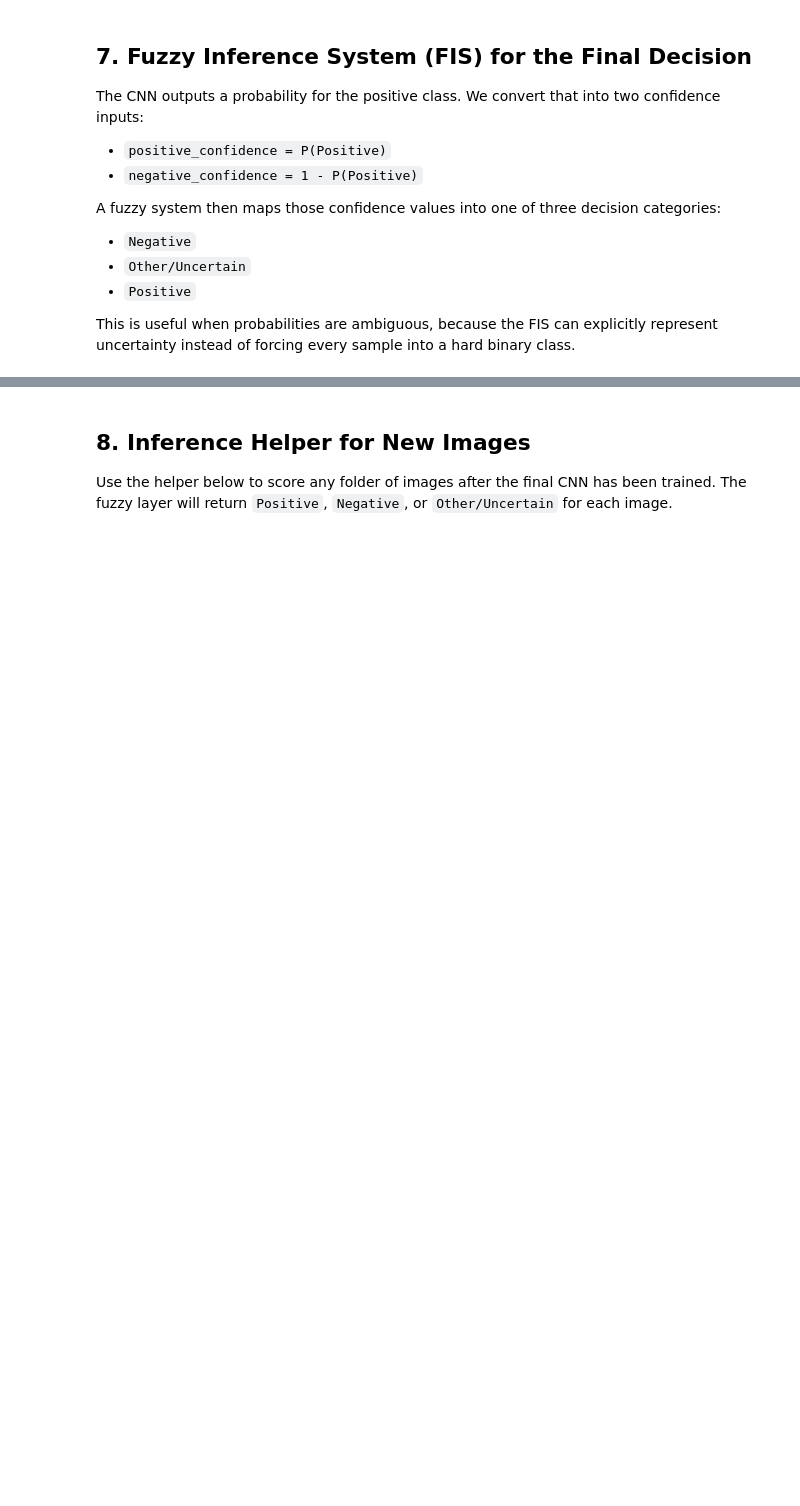
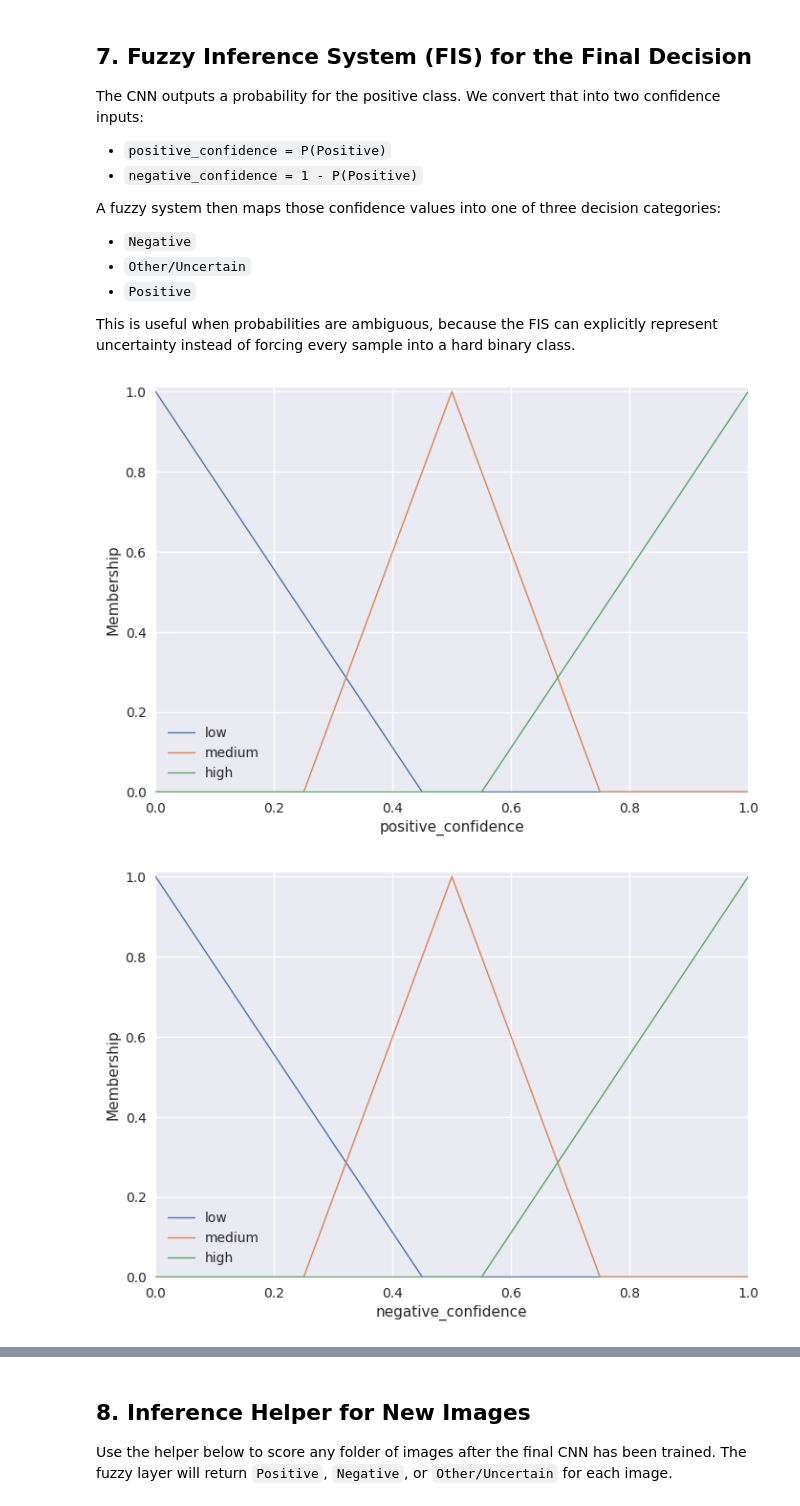
Before and after one commit to WILSON230024/soft-computing-final, a Jupyter notebook: notebook/main.ipynb, the cells around one changed output, grey strips where cells are left out. Cells and saved outputs as stored; diff of their text form; code cells hidden in the pictures; blank space fills up the shorter version.

```diff
--- a/notebook/main.ipynb
+++ b/notebook/main.ipynb
@@ -540,30 +732,46 @@ def build_fuzzy_system() -> ctrl.ControlSystemSimulation:
         ctrl.Rule(positive_confidence["medium"] & negative_confidence["medium"], final_decision["uncertain"]),
         ctrl.Rule(positive_confidence["high"] & negative_confidence["high"], final_decision["uncertain"]),
         ctrl.Rule(positive_confidence["low"] & negative_confidence["low"], final_decision["uncertain"]),
     ]
 
     control_system = ctrl.ControlSystem(rules)
     return ctrl.ControlSystemSimulation(control_system)
 
 
 def fuzzy_label_from_probabilities(
     positive_probability: float,
     negative_probability: float | None = None,
 ) -> Tuple[str, float]:
     if negative_probability is None:
         negative_probability = 1.0 - positive_probability
 
     fuzzy_system = build_fuzzy_system()
     fuzzy_system.input["positive_confidence"] = float(positive_probability)
     fuzzy_system.input["negative_confidence"] = float(negative_probability)
     fuzzy_system.compute()
 
     decision_score = float(fuzzy_system.output["final_decision"])
     if decision_score >= 65:
         label = "Positive"
     elif decision_score <= 35:
         label = "Negative"
     else:
         label = "Other/Uncertain"
 
     return label, decision_score
+
+
+fis_sim = build_fuzzy_system()
+control_system = fis_sim.ctrl
+
+# 2. Show membership function plots
+for antecedent in list(control_system.antecedents):
+    antecedent.view()
+    plt.show()
+
+for consequent in list(control_system.consequents):
+    consequent.view()
+    plt.show()
+# %% [output]
+[figure, added]
+[figure, added]
```
Also changed, not shown: parts of 16 cells of this notebook, 2 other files.
